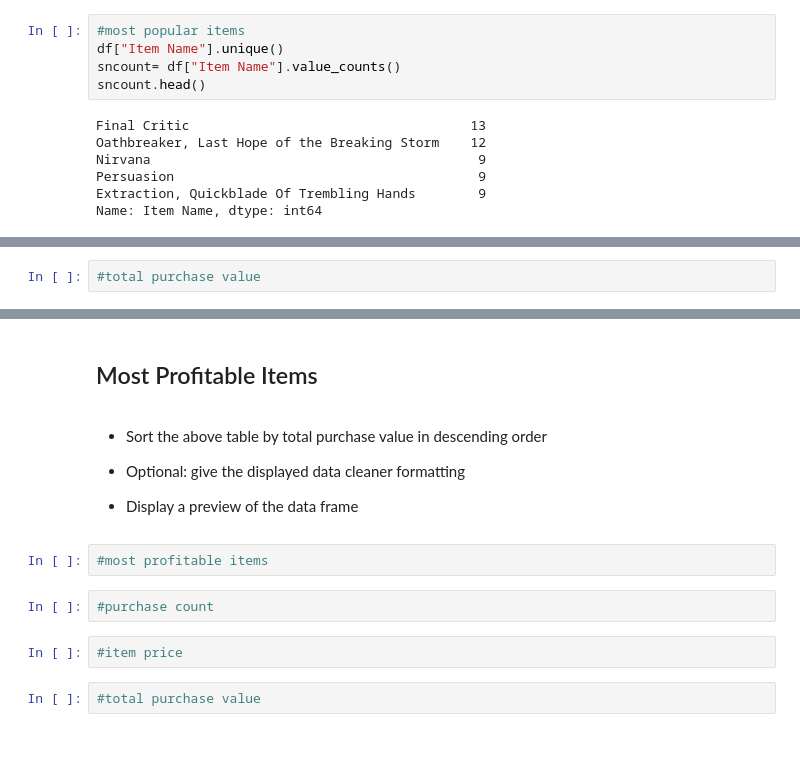
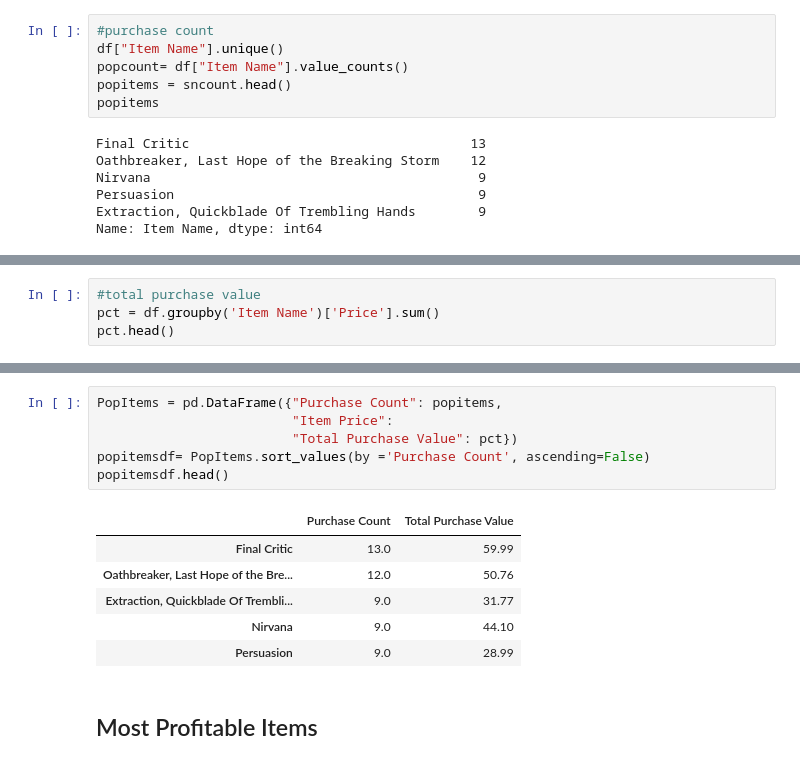
Before and after one commit to jthaker/pandashw, a Jupyter notebook: JakeThakerpymoli.ipynb, the cells around one changed output, grey strips where cells are left out. Saved outputs shown, nothing was run; the diff lists cells and outputs as text.

```diff
--- a/pymoli.ipynb
+++ b/JakeThakerpymoli.ipynb
@@ -236,10 +247,11 @@ Name: Price, dtype: float64
 
 * Display a preview of the summary data frame
 # %%
-#most popular items
+#purchase count
 df["Item Name"].unique()
-sncount= df["Item Name"].value_counts()
-sncount.head()
+popcount= df["Item Name"].value_counts()
+popitems = sncount.head()
+popitems
 # %% [output]
 Final Critic                                    13
 Oathbreaker, Last Hope of the Breaking Storm    12
@@ -254,2 +273,4 @@ Name: Item Name, dtype: int64
 # %%
 #total purchase value
+pct = df.groupby('Item Name')['Price'].sum()
+pct.head()
@@ -256,18 +285,15 @@ Name: Item Name, dtype: int64
+# %%
+PopItems = pd.DataFrame({"Purchase Count": popitems,
+                         "Item Price":
+                         "Total Purchase Value": pct})
+popitemsdf= PopItems.sort_values(by ='Purchase Count', ascending=False)
+popitemsdf.head()
+# %% [output]
+|  | Purchase Count | Total Purchase Value |
+| Final Critic | 13.0 | 59.99 |
+| Oathbreaker, Last Hope of the Bre... | 12.0 | 50.76 |
+| Extraction, Quickblade Of Trembli... | 9.0 | 31.77 |
+| Nirvana | 9.0 | 44.10 |
+| Persuasion | 9.0 | 28.99 |
 # %% [markdown]
 ## Most Profitable Items
-# %% [markdown]
-* Sort the above table by total purchase value in descending order
-
-
-* Optional: give the displayed data cleaner formatting
-
-
-* Display a preview of the data frame
-# %%
-#most profitable items
-# %%
-#purchase count
-# %%
-#item price
-# %%
-#total purchase value
```
Also changed, not shown: parts of 11 cells of this notebook.
